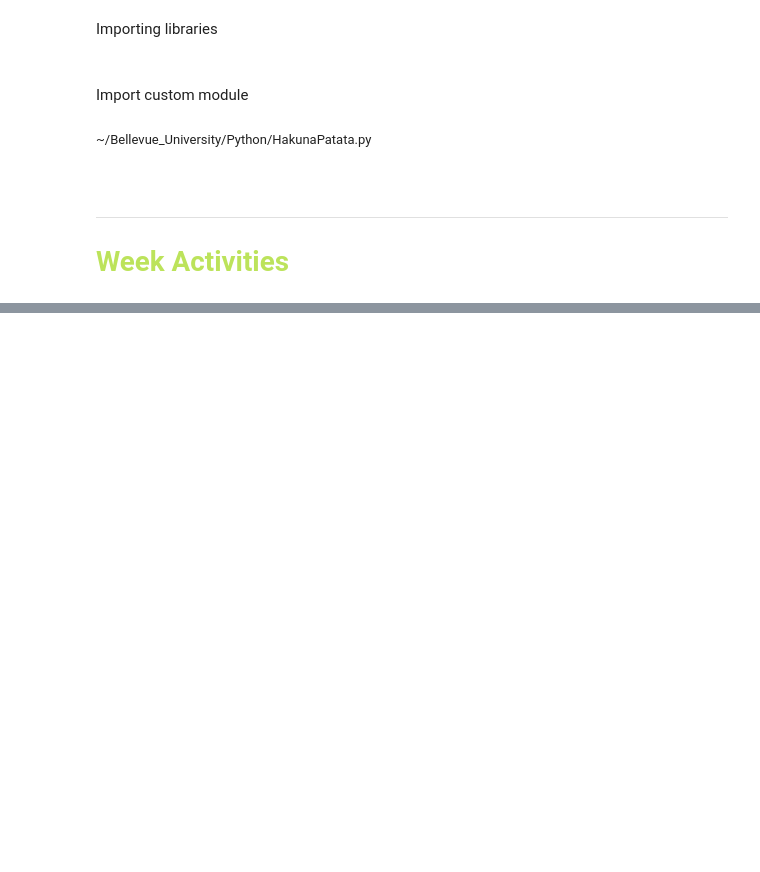
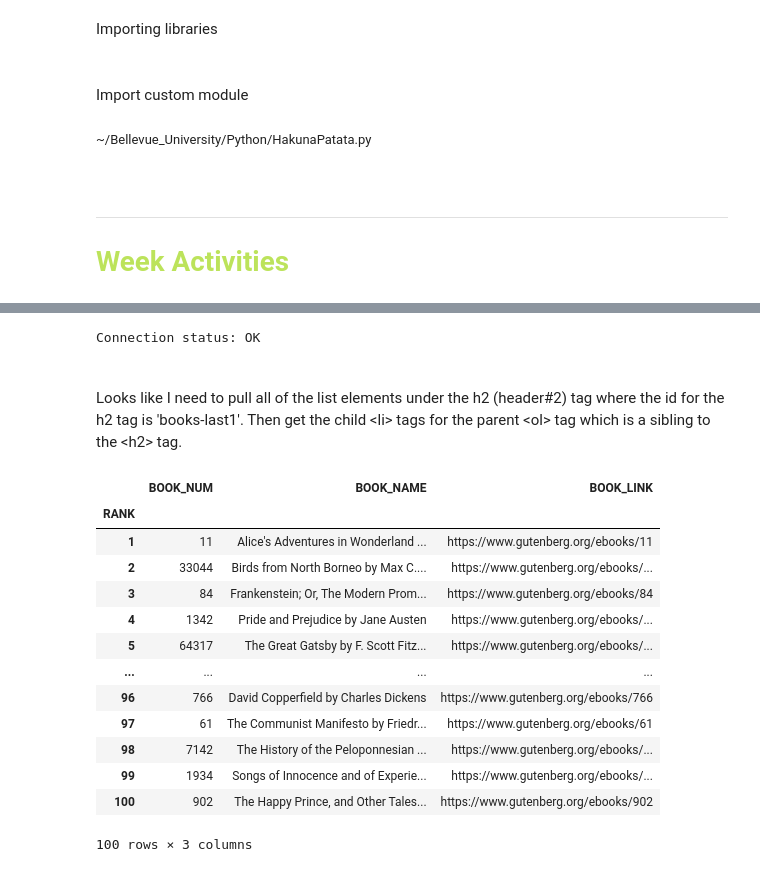
Before and after one commit to Hakuna-Patata/BU_MSDS_PTW, a Jupyter notebook: DSC 540 - Data Preparation/Week 9 & 10.ipynb, the cells around one changed output, grey strips where cells are left out. Cells and saved outputs as stored; diff of their text form; code cells hidden in the pictures; blank space fills up the shorter version.

```diff
--- a/DSC 540 - Data Preparation/Week 9 & 10.ipynb
+++ b/DSC 540 - Data Preparation/Week 9 & 10.ipynb
@@ -136,0 +143,44 @@ Type:      function
+# %%
+url = r'https://www.gutenberg.org/browse/scores/top'
+
+s = requests.Session()
+r = s.get(url, timeout=10)
+
+print(f"Connection status: {HTTPStatus(r.status_code).phrase}")
+# %% [output]
+Connection status: OK
+# %% [markdown]
+<br>
+
+Looks like I need to pull all of the list elements under the h2 (header#2) tag where the id for the h2 tag is 'books-last1'. Then get the child \<li> tags for the parent \<ol> tag which is a sibling to the \<h2> tag.
+# %%
+soup = BeautifulSoup(r.text, 'lxml')
+
+top100_yesterday_li = soup.find('h2', id="books-last1").find_next_sibling('ol').find_all('li')
+
+top100_yesterday = []
+
+for rank, li in enumerate(top100_yesterday_li, start=1):
+    book_num = re.search(r'\d+', li.a.get('href')).group()
+    book_name = re.sub(r'\(\d+\)', '', li.a.text)
+    book_link = f"https://www.gutenberg.org/ebooks/{book_num}"
+    top100_yesterday.append( (rank, book_num, book_name, book_link) )
+
+top_100_yesterday_df = pd.DataFrame(top100_yesterday, columns=['RANK','BOOK_NUM','BOOK_NAME','BOOK_LINK'], ).set_index('RANK')
+
+top_100_yesterday_df
+# %% [output]
+|  | BOOK_NUM | BOOK_NAME | BOOK_LINK |
+| RANK |  |  |  |
+| 1 | 11 | Alice's Adventures in Wonderland ... | https://www.gutenberg.org/ebooks/11 |
+| 2 | 33044 | Birds from North Borneo by Max C.... | https://www.gutenberg.org/ebooks/... |
+| 3 | 84 | Frankenstein; Or, The Modern Prom... | https://www.gutenberg.org/ebooks/84 |
+| 4 | 1342 | Pride and Prejudice by Jane Austen | https://www.gutenberg.org/ebooks/... |
+| 5 | 64317 | The Great Gatsby by F. Scott Fitz... | https://www.gutenberg.org/ebooks/... |
+| ... | ... | ... | ... |
+| 96 | 766 | David Copperfield by Charles Dickens | https://www.gutenberg.org/ebooks/766 |
+| 97 | 61 | The Communist Manifesto by Friedr... | https://www.gutenberg.org/ebooks/61 |
+| 98 | 7142 | The History of the Peloponnesian ... | https://www.gutenberg.org/ebooks/... |
+| 99 | 1934 | Songs of Innocence and of Experie... | https://www.gutenberg.org/ebooks/... |
+| 100 | 902 | The Happy Prince, and Other Tales... | https://www.gutenberg.org/ebooks/902 |
+100 rows × 3 columns
```
Also changed, not shown: parts of 9 cells of this notebook, 2 other files.
